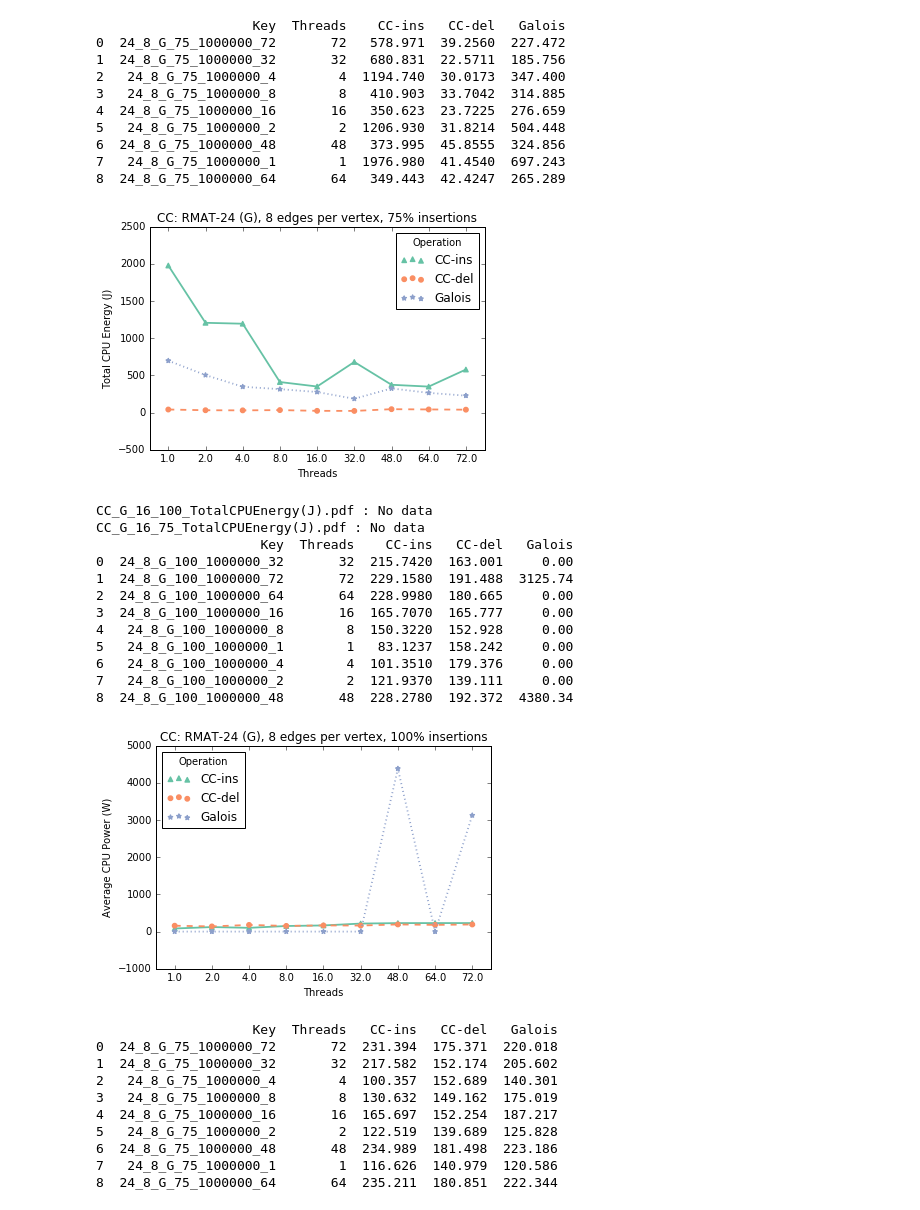
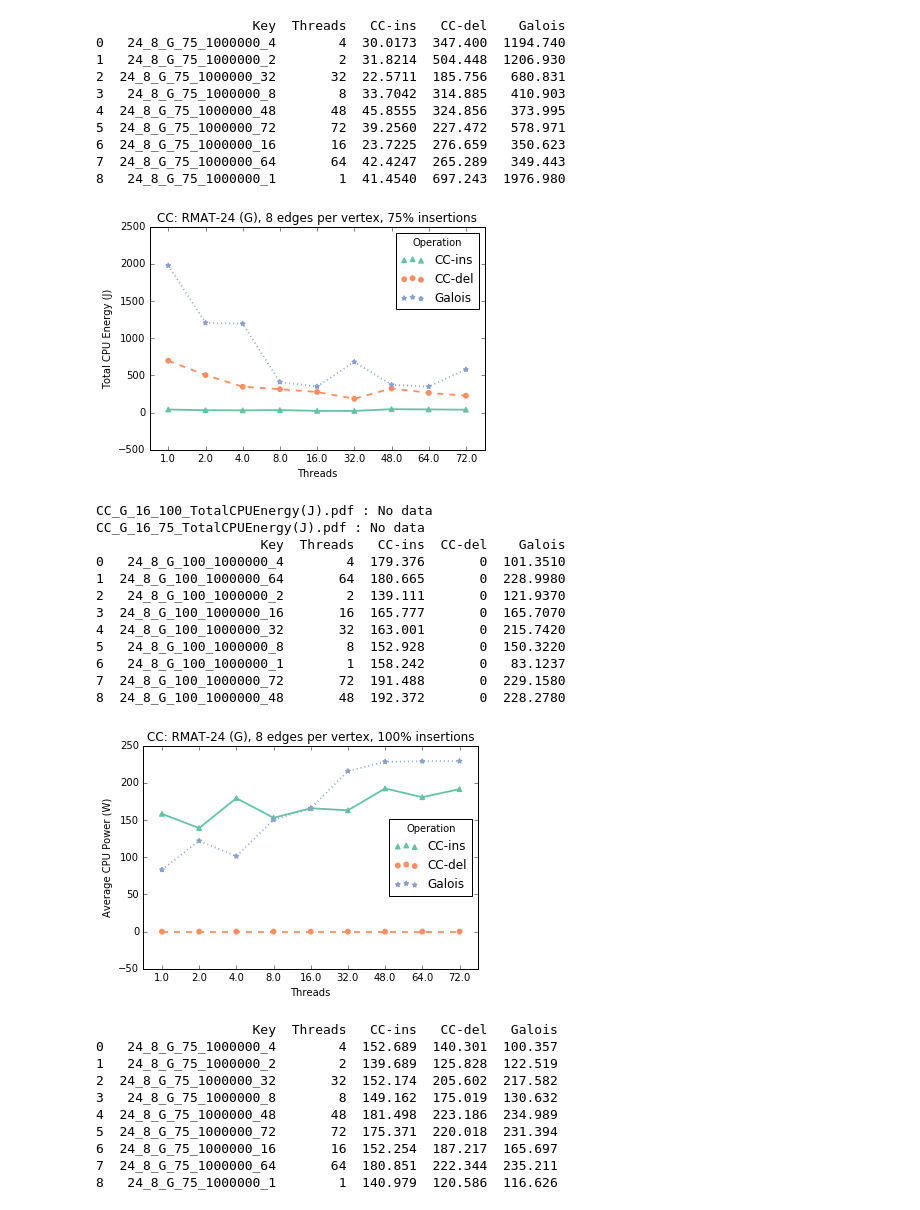
Before and after one commit to HPCL/easy-parallel-graph, a Jupyter notebook: papers/journal/Power2.ipynb, the cells around one changed output. Saved outputs shown, nothing was run; the diff lists cells and outputs as text; code cells hidden in the pictures.

Commit message:
correct plots

```diff
--- a/papers/journal/Power2.ipynb
+++ b/papers/journal/Power2.ipynb
@@ -13,7 +13,8 @@ epvs = ['8','16']
 nws = ['ER','G']
 insperc = ['100','75']
 # %%
-def genBoxPlot(insertion, deletion, filename, title,galois=None):
+def genBoxPlot(insertion, deletion, filename, title,galois):
+    # Create a dataframe and plot
     columns = ['Key','Threads',alg+'-ins',alg+'-del']
     if galois: columns = ['Key','Threads',alg+'-ins',alg+'-del','Galois']
     df = pd.DataFrame(columns = columns)
@@ -21,7 +22,7 @@ def genBoxPlot(insertion, deletion, filename, title,galois=None):
       threads = int(k.split('_')[-1])
       if galois:
           for ind in range( min( len(insertion[k]), len(galois[k]) ) ):
-            df2 = pd.DataFrame([ [ k, threads, galois[k][ind], insertion[k][ind], deletion[k][ind]] ], columns=columns)
+            df2 = pd.DataFrame([ [ k, threads, insertion[k][ind], deletion[k][ind], galois[k][ind]] ], columns=columns)
       else:
           for ind in range( min( len(insertion[k]), len(deletion[k]) ) ):
             df2 = pd.DataFrame([ [k, threads, insertion[k][ind], deletion[k][ind]] ], columns=columns)
@@ -46,6 +47,14 @@ def genBoxPlot(insertion, deletion, filename, title,galois=None):
     plt.savefig(fname)
     plt.show()
 
+
+#===========================================================================
+# Generate plots for the different networks, epv, and insertion percentatges
+#===========================================================================
+# Uncomment the following two lines and comment out the first for loop to have single plots for both network types
+#nw=None
+#if True:
+
 for nw in nws:
     for alg in algs:
         fname = alg.lower() + '/parsed-power-aggregate.txt'
@@ -61,7 +70,7 @@ for nw in nws:
                         parts = line.strip().split(',')
                         # Filter by epv, network type, insertion percentage
                         if parts[3] != epv: continue
-                        if parts[4] != nw: continue
+                        if nw and parts[4] != nw: continue
                         if parts[5] != ins: continue
                         key = '_'.join(parts[2:8])
                         if parts[0] == 'algorithm': continue # Header
@@ -137,34 +146,34 @@ MST_ER_16_75_AverageCPUPower(W)_Galois.pdf : No data
-                    Key  Threads    CC-ins   CC-del   Galois
-0  24_8_G_75_1000000_72       72   578.971  39.2560  227.472
-1  24_8_G_75_1000000_32       32   680.831  22.5711  185.756
-2   24_8_G_75_1000000_4        4  1194.740  30.0173  347.400
-3   24_8_G_75_1000000_8        8   410.903  33.7042  314.885
-4  24_8_G_75_1000000_16       16   350.623  23.7225  276.659
-5   24_8_G_75_1000000_2        2  1206.930  31.8214  504.448
-6  24_8_G_75_1000000_48       48   373.995  45.8555  324.856
-7   24_8_G_75_1000000_1        1  1976.980  41.4540  697.243
-8  24_8_G_75_1000000_64       64   349.443  42.4247  265.289
+                    Key  Threads   CC-ins   CC-del    Galois
+0   24_8_G_75_1000000_4        4  30.0173  347.400  1194.740
+1   24_8_G_75_1000000_2        2  31.8214  504.448  1206.930
+2  24_8_G_75_1000000_32       32  22.5711  185.756   680.831
+3   24_8_G_75_1000000_8        8  33.7042  314.885   410.903
+4  24_8_G_75_1000000_48       48  45.8555  324.856   373.995
+5  24_8_G_75_1000000_72       72  39.2560  227.472   578.971
+6  24_8_G_75_1000000_16       16  23.7225  276.659   350.623
+7  24_8_G_75_1000000_64       64  42.4247  265.289   349.443
+8   24_8_G_75_1000000_1        1  41.4540  697.243  1976.980
-[figure, old version]
+[figure, new version]
 CC_G_16_100_TotalCPUEnergy(J).pdf : No data
 CC_G_16_75_TotalCPUEnergy(J).pdf : No data
-                     Key  Threads    CC-ins   CC-del   Galois
-0  24_8_G_100_1000000_32       32  215.7420  163.001     0.00
-1  24_8_G_100_1000000_72       72  229.1580  191.488  3125.74
-2  24_8_G_100_1000000_64       64  228.9980  180.665     0.00
-3  24_8_G_100_1000000_16       16  165.7070  165.777     0.00
-4   24_8_G_100_1000000_8        8  150.3220  152.928     0.00
-5   24_8_G_100_1000000_1        1   83.1237  158.242     0.00
-6   24_8_G_100_1000000_4        4  101.3510  179.376     0.00
-7   24_8_G_100_1000000_2        2  121.9370  139.111     0.00
-8  24_8_G_100_1000000_48       48  228.2780  192.372  4380.34
+                     Key  Threads   CC-ins  CC-del    Galois
+0   24_8_G_100_1000000_4        4  179.376       0  101.3510
+1  24_8_G_100_1000000_64       64  180.665       0  228.9980
+2   24_8_G_100_1000000_2        2  139.111       0  121.9370
+3  24_8_G_100_1000000_16       16  165.777       0  165.7070
+4  24_8_G_100_1000000_32       32  163.001       0  215.7420
+5   24_8_G_100_1000000_8        8  152.928       0  150.3220
+6   24_8_G_100_1000000_1        1  158.242       0   83.1237
+7  24_8_G_100_1000000_72       72  191.488       0  229.1580
+8  24_8_G_100_1000000_48       48  192.372       0  228.2780
-[figure, old version]
+[figure, new version]
                     Key  Threads   CC-ins   CC-del   Galois
-0  24_8_G_75_1000000_72       72  231.394  175.371  220.018
-1  24_8_G_75_1000000_32       32  217.582  152.174  205.602
-2   24_8_G_75_1000000_4        4  100.357  152.689  140.301
-3   24_8_G_75_1000000_8        8  130.632  149.162  175.019
-4  24_8_G_75_1000000_16       16  165.697  152.254  187.217
-5   24_8_G_75_1000000_2        2  122.519  139.689  125.828
-6  24_8_G_75_1000000_48       48  234.989  181.498  223.186
-7   24_8_G_75_1000000_1        1  116.626  140.979  120.586
-8  24_8_G_75_1000000_64       64  235.211  180.851  222.344
+0   24_8_G_75_1000000_4        4  152.689  140.301  100.357
+1   24_8_G_75_1000000_2        2  139.689  125.828  122.519
+2  24_8_G_75_1000000_32       32  152.174  205.602  217.582
+3   24_8_G_75_1000000_8        8  149.162  175.019  130.632
+4  24_8_G_75_1000000_48       48  181.498  223.186  234.989
+5  24_8_G_75_1000000_72       72  175.371  220.018  231.394
+6  24_8_G_75_1000000_16       16  152.254  187.217  165.697
+7  24_8_G_75_1000000_64       64  180.851  222.344  235.211
+8   24_8_G_75_1000000_1        1  140.979  120.586  116.626
```
Also changed, not shown: parts of 1 cell of this notebook, 25 other files.
